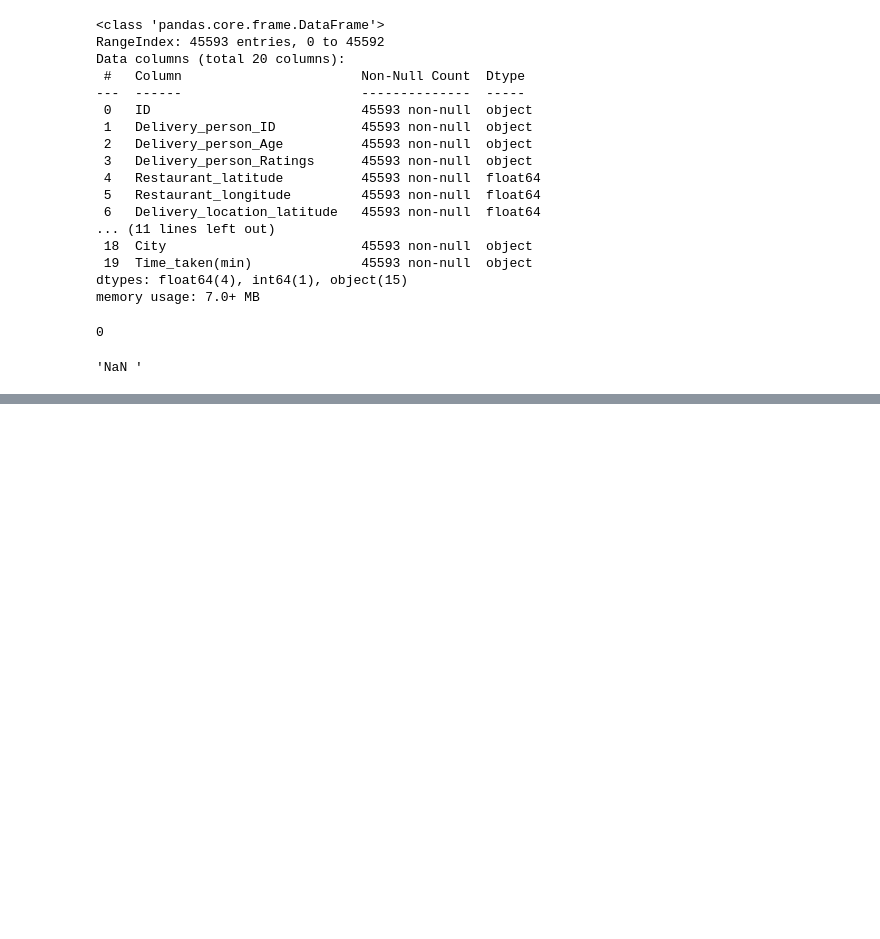
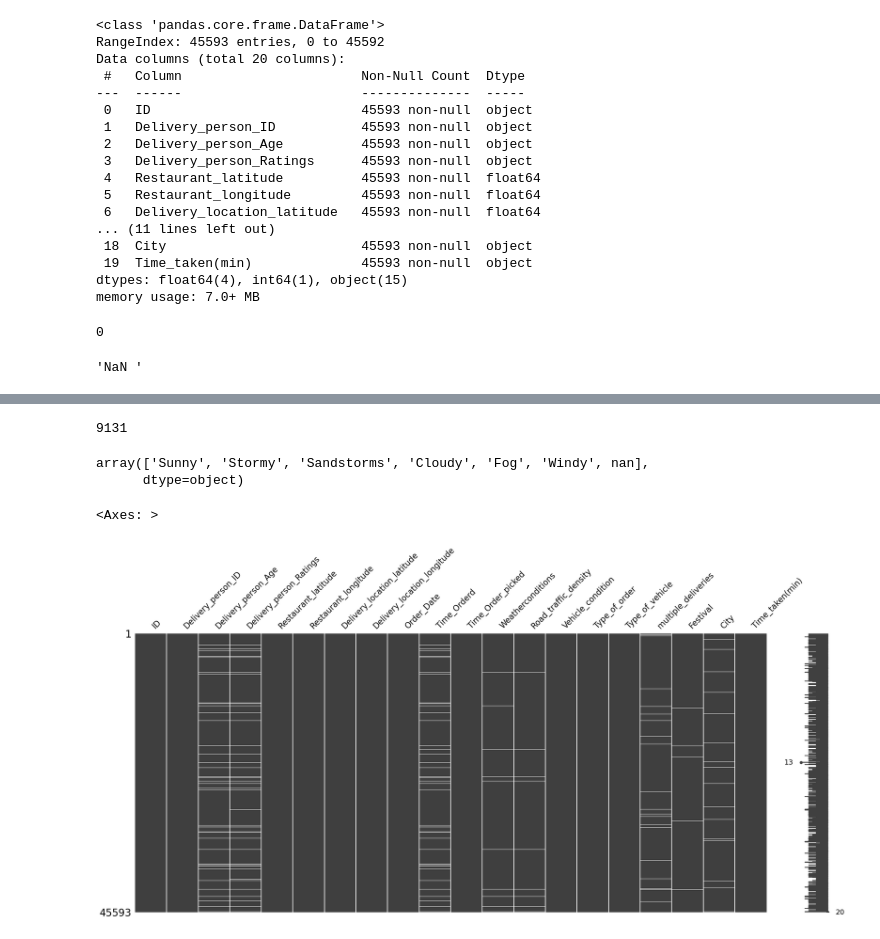
Before and after one commit to rabin20-04/delivery_time_prediction, a Jupyter notebook: delivery_t_pred.ipynb, the cells around one changed output, grey strips where cells are left out. Saved outputs shown, nothing was run; the diff lists cells and outputs as text; code cells hidden in the pictures; blank space fills up the shorter version.

Commit message:
missingo

```diff
--- a/delivery_t_pred.ipynb
+++ b/delivery_t_pred.ipynb
@@ -135,2 +139,3 @@ dtype: Int64
 # %%
-df.replace("NaN ",np.NaN)
+missing_df=df.replace(['NaN ',"conditions NaN"],np.NaN)
+# "NaN " is in string form and weather contains conditions NaN
@@ -150,0 +142,2 @@ df.replace("NaN ",np.NaN)
+# %%
+missing_df["Weatherconditions"]=missing_df.loc[:,"Weatherconditions"].str.replace("conditions ","") # weather contains condition .....weather....
@@ -255,0 +200,14 @@ Name: count, Length: 177, dtype: int64
+# %%
+missing_df.isna().sum().sum()
+# %% [output]
+9131
+# %%
+missing_df.Weatherconditions.unique()
+# %% [output]
+array(['Sunny', 'Stormy', 'Sandstorms', 'Cloudy', 'Fog', 'Windy', nan],
+      dtype=object)
+# %%
+msno.matrix(missing_df)
+# %% [output]
+<Axes: >
+[figure, added]
```
Also changed, not shown: parts of 25 cells of this notebook.
